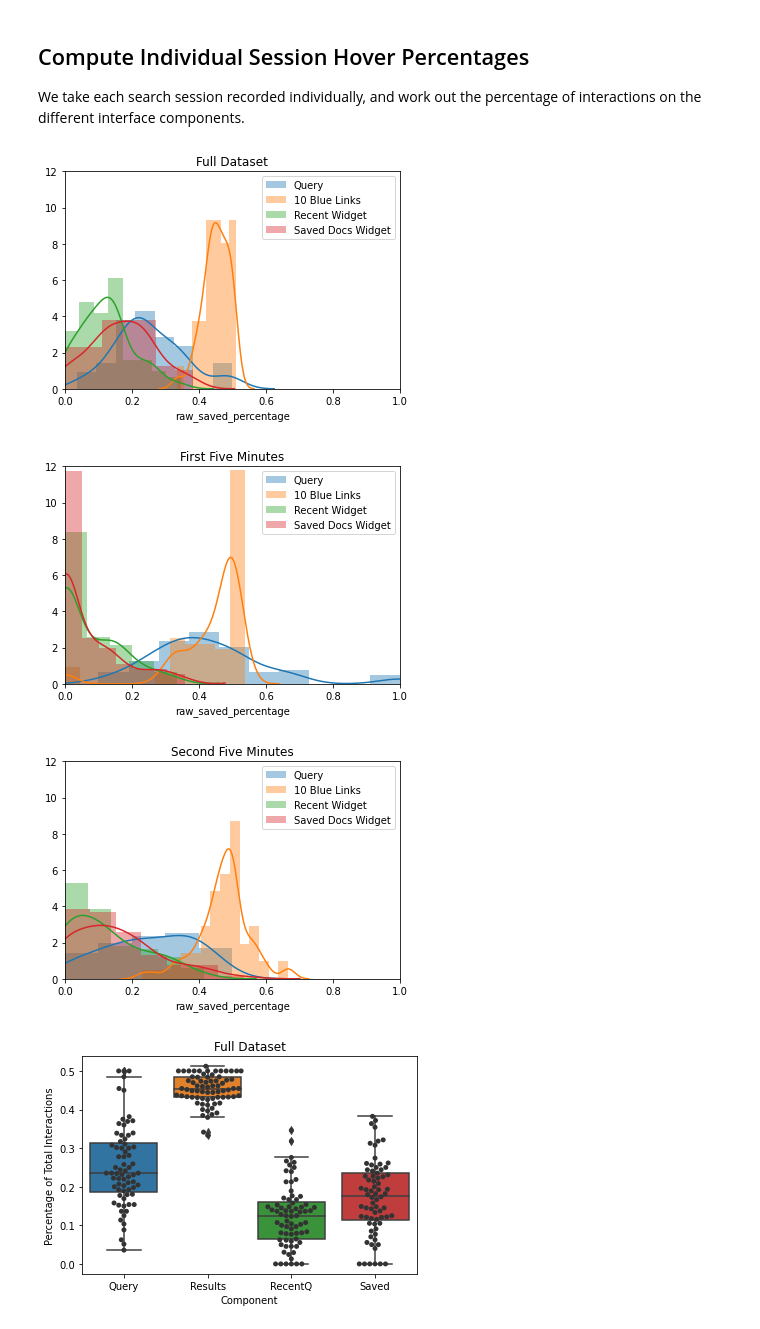
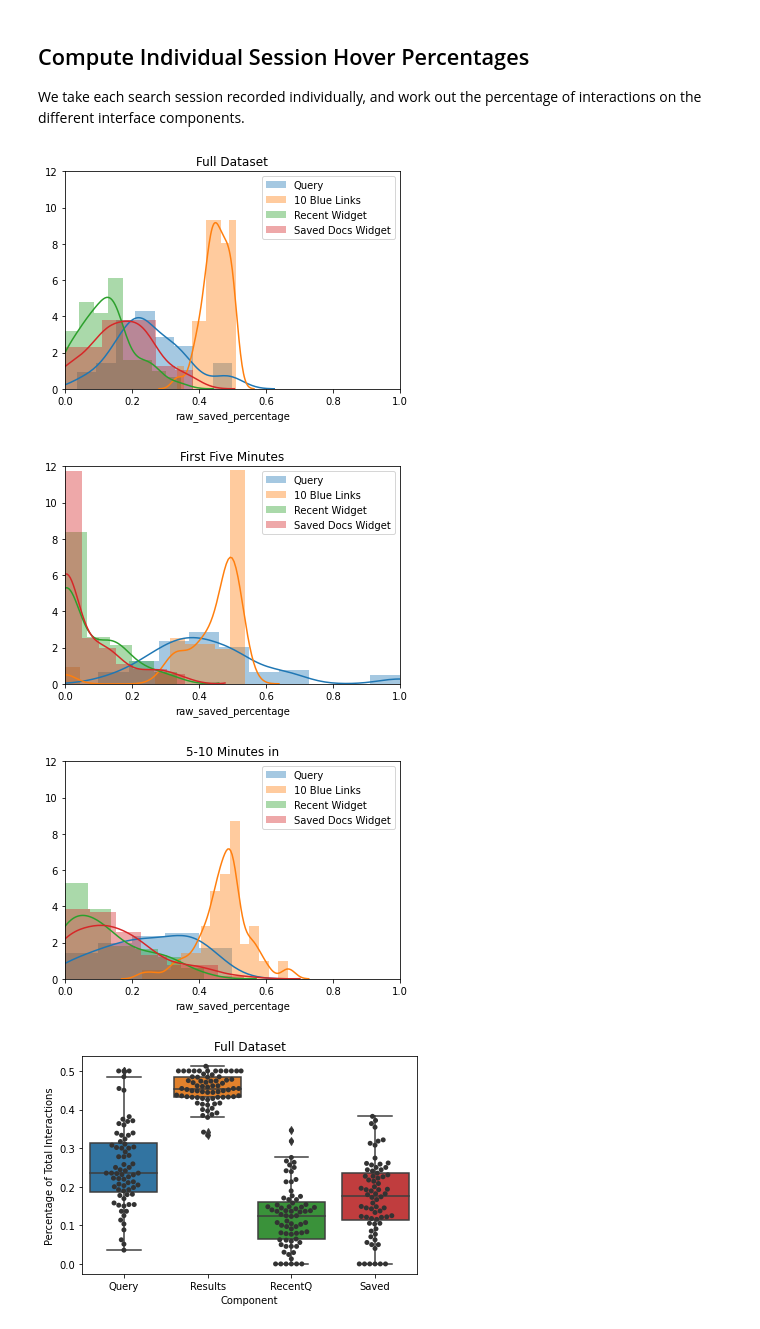
Before and after one commit to maxwelld90/modelling, a Jupyter notebook: exploratory/cscw-markov/Exploratory CSCW Gig.ipynb, the cells around one changed output. Cells and saved outputs as stored; diff of their text form; code cells hidden in the pictures.

Commit message:
Tweaks. Interface. Distribution plot for second-5 not shown properly. Fixed.

```diff
--- a/exploratory/cscw-markov/Exploratory CSCW Gig.ipynb
+++ b/exploratory/cscw-markov/Exploratory CSCW Gig.ipynb
@@ -64,32 +64,32 @@ We take each search session recorded individually, and work out the percentage o
 # %%
 def compute_session_percentages(df, name):
     """
     Computes per-session interaction percentages, adding columns to the given DataFrame.
     """
     df['raw_total'] = df['raw_query'] + df['raw_results'] + df['raw_recent'] + df['raw_saved']
     df['raw_query_percentage'] = df['raw_query'] / df['raw_total']
     df['raw_results_percentage'] = df['raw_results'] / df['raw_total']
     df['raw_recent_percentage'] = df['raw_recent'] / df['raw_total']
     df['raw_saved_percentage'] = df['raw_saved'] / df['raw_total']
 
     sns.distplot(df['raw_query_percentage'], label='Query')
     sns.distplot(df['raw_results_percentage'], label='10 Blue Links')
     sns.distplot(df['raw_recent_percentage'], label='Recent Widget')
     sns.distplot(df['raw_saved_percentage'], label='Saved Docs Widget')
 
     plt.title(name)
     plt.legend()
     plt.xlim([0, 1.0])
     plt.ylim([0, 12])
     plt.show()
 
 compute_session_percentages(full_df, 'Full Dataset')
 compute_session_percentages(first5_df, 'First Five Minutes')
-compute_session_percentages(second5_df, 'Second Five Minutes')
+compute_session_percentages(second5_df, '5-10 Minutes in')
 # %% [output]
 [figure]
 [figure]
-[figure, old version]
+[figure, new version]
 # %%
 def compute_boxplot(df, name):
     """
```
Also changed, not shown: 4 other files.
